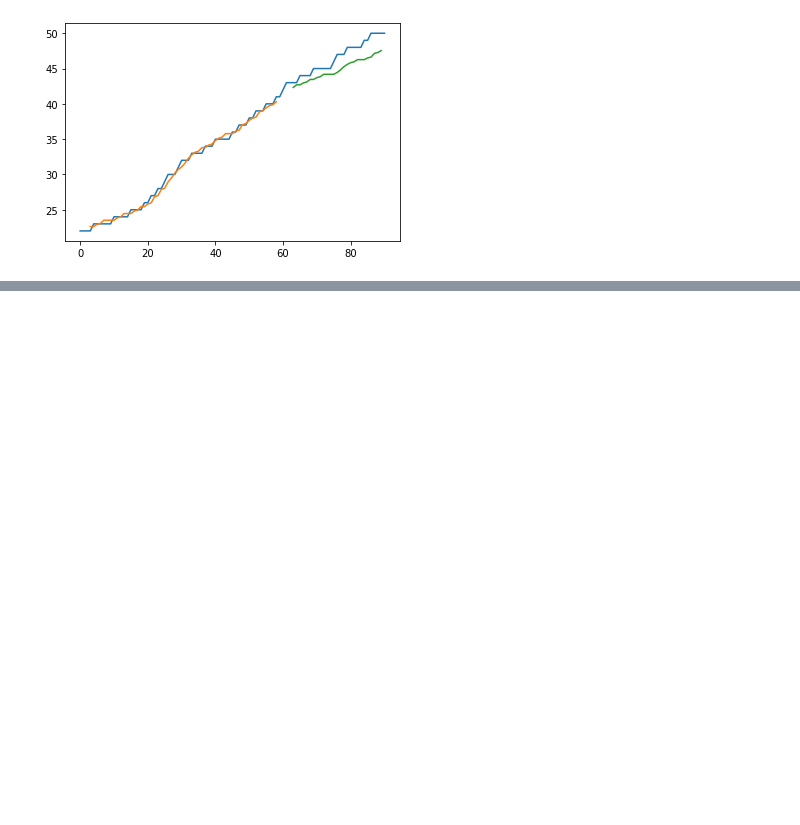
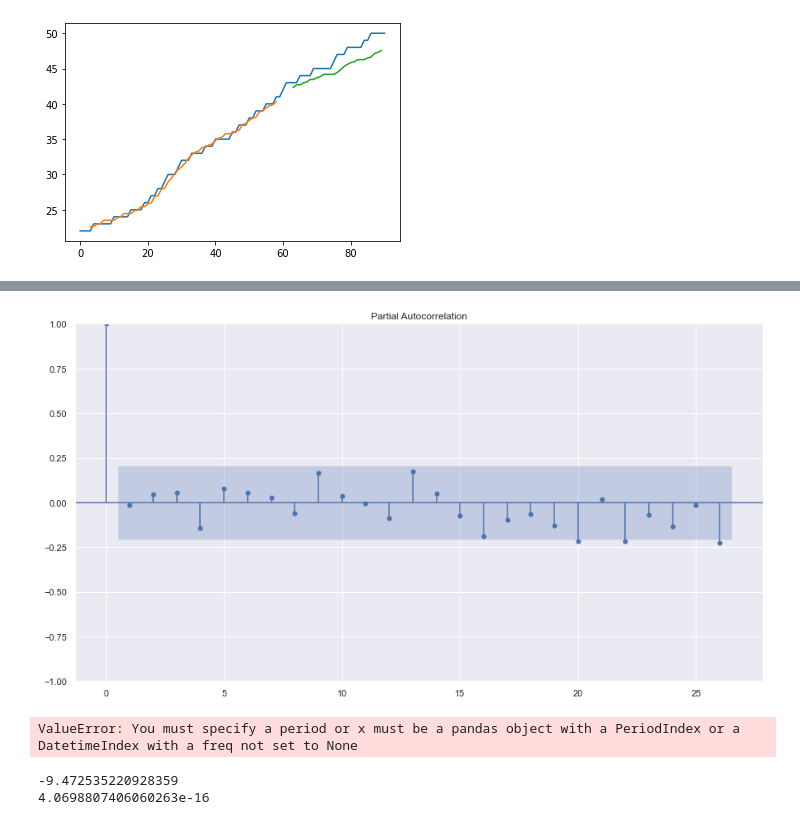
Before and after one commit to bhawishDeveloper/Data-cleaning-for-LSTM, a Jupyter notebook: lstm-1 prediction.ipynb, the cells around one changed output, grey strips where cells are left out. Cells and saved outputs as stored; diff of their text form; code cells hidden in the pictures; blank space fills up the shorter version.

```diff
--- a/lstm-1 prediction.ipynb
+++ b/lstm-1 prediction.ipynb
@@ -247,0 +292,13 @@ plt.show()
+# %%
+import pandas as pd
+import numpy as np
+import pickle
+import seaborn as sns
+import matplotlib.pyplot as plt
+from scalecast.Forecaster import Forecaster
+sns.set(rc={'figure.figsize':(15,8)})
+df = pd.read_csv('CBD poi.csv',parse_dates=['date'])
+# %%
+df.sort_index(inplace=True)
+df = df[['date','poi-1']]
+df.head()
@@ -247,0 +312,4 @@ plt.show()
+# %%
+df[['date']] = df[['date']].applymap(str).applymap(lambda s: "{}/{}/{}".format(s[5:7],s[8:], s[0:4]))
+
+print(df)
@@ -247,0 +331,4 @@ plt.show()
+# %%
+f = Forecaster(y=df['poi-1'],
+                   current_dates=df['date'].apply(str))
+f
@@ -247,0 +352,18 @@ plt.show()
+# %%
+f.plot_pacf(lags=26)
+plt.show()
+# %% [output]
+[figure, added]
+# %%
+
+f.seasonal_decompose().plot()
+plt.show()
+# %% [output]
+ValueError: You must specify a period or x must be a pandas object with a PeriodIndex or a DatetimeIndex with a freq not set to None
+# %%
+stat, pval, _, _, _, _ = f.adf_test(full_res=True)
+print(stat)
+print(pval)
+# %% [output]
+-9.472535220928359
+4.0698807406060263e-16
```
Also changed, not shown: parts of 29 cells of this notebook.
